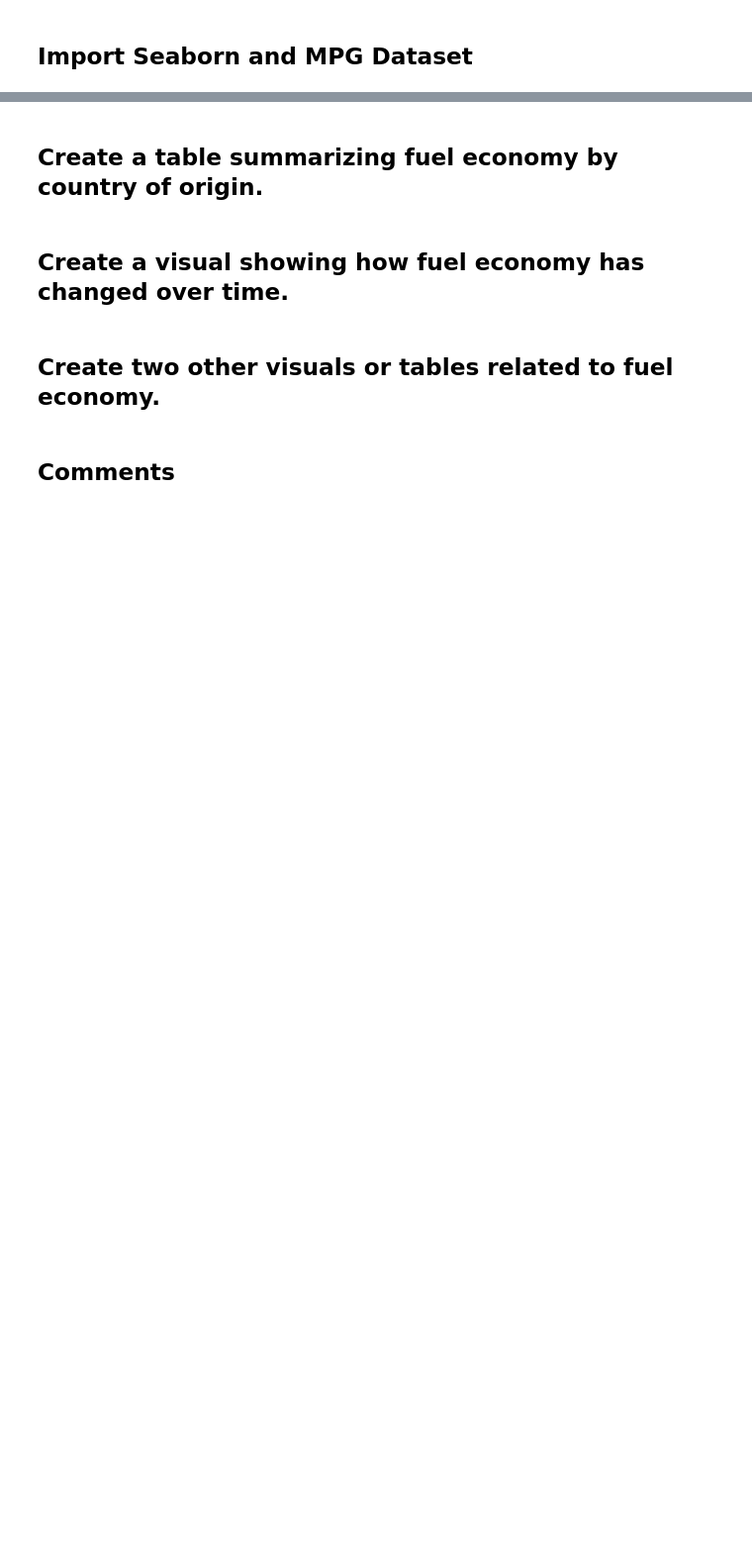
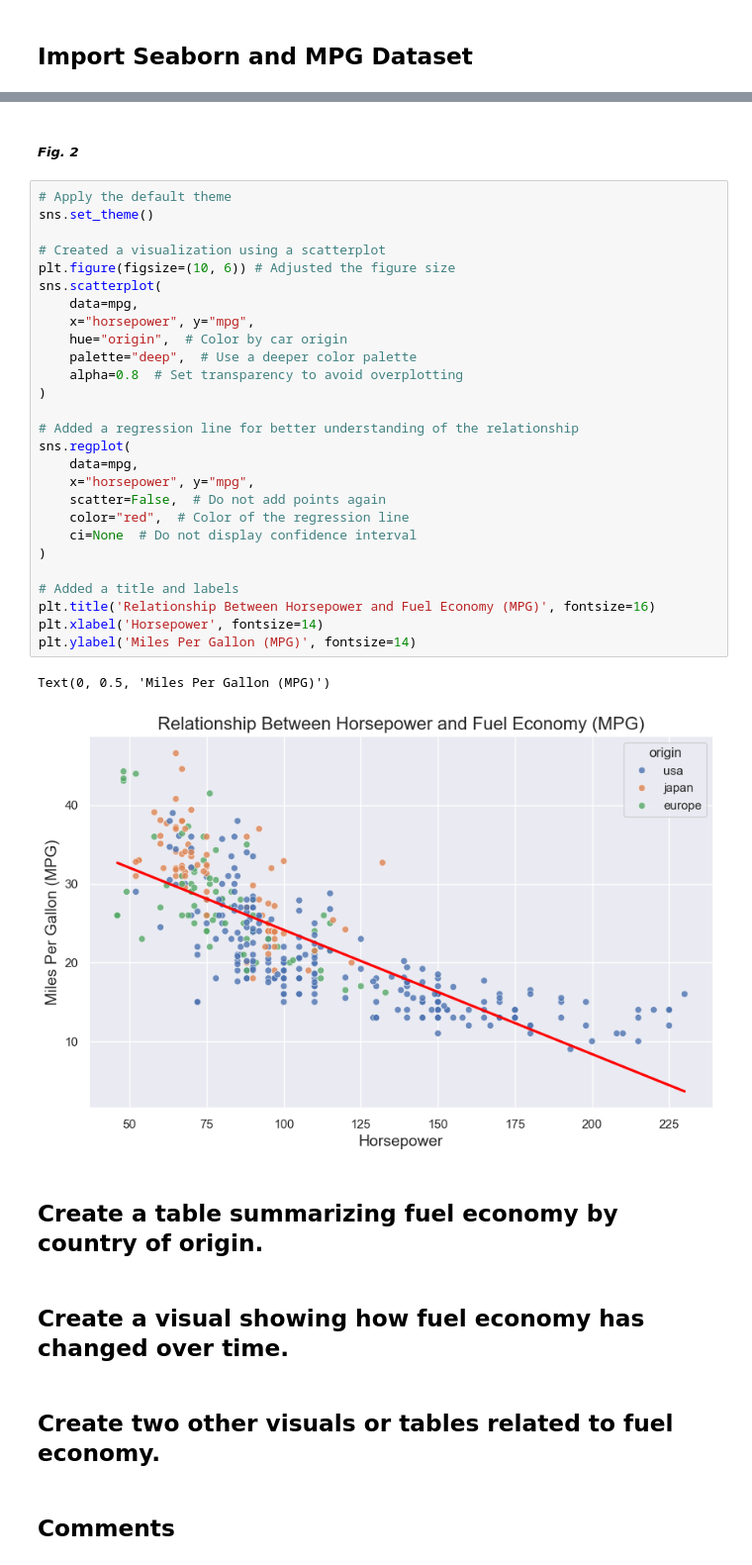
Before and after one commit to chelseachidolue/mpg-analysis, a Jupyter notebook: mpg-analysis.ipynb, the cells around one changed output, grey strips where cells are left out. Shown at 99% size. Saved outputs shown, nothing was run; the diff lists cells and outputs as text; blank space fills up the shorter version.

```diff
--- a/mpg-analysis.ipynb
+++ b/mpg-analysis.ipynb
@@ -23,3 +47,35 @@ mpg
+# %% [markdown]
+##### *Fig. 2*
+# %%
+# Apply the default theme
+sns.set_theme()
+
+# Created a visualization using a scatterplot
+plt.figure(figsize=(10, 6)) # Adjusted the figure size
+sns.scatterplot(
+    data=mpg,
+    x="horsepower", y="mpg",
+    hue="origin",  # Color by car origin
+    palette="deep",  # Use a deeper color palette
+    alpha=0.8  # Set transparency to avoid overplotting
+)
+
+# Added a regression line for better understanding of the relationship
+sns.regplot(
+    data=mpg,
+    x="horsepower", y="mpg",
+    scatter=False,  # Do not add points again
+    color="red",  # Color of the regression line
+    ci=None  # Do not display confidence interval
+)
+
+# Added a title and labels
+plt.title('Relationship Between Horsepower and Fuel Economy (MPG)', fontsize=16)
+plt.xlabel('Horsepower', fontsize=14)
+plt.ylabel('Miles Per Gallon (MPG)', fontsize=14)
+# %% [output]
+Text(0, 0.5, 'Miles Per Gallon (MPG)')
+[figure, added]
 # %% [markdown]
 ## Create a table summarizing fuel economy by country of origin.
 # %% [markdown]
```
Also changed, not shown: parts of 3 cells of this notebook.
